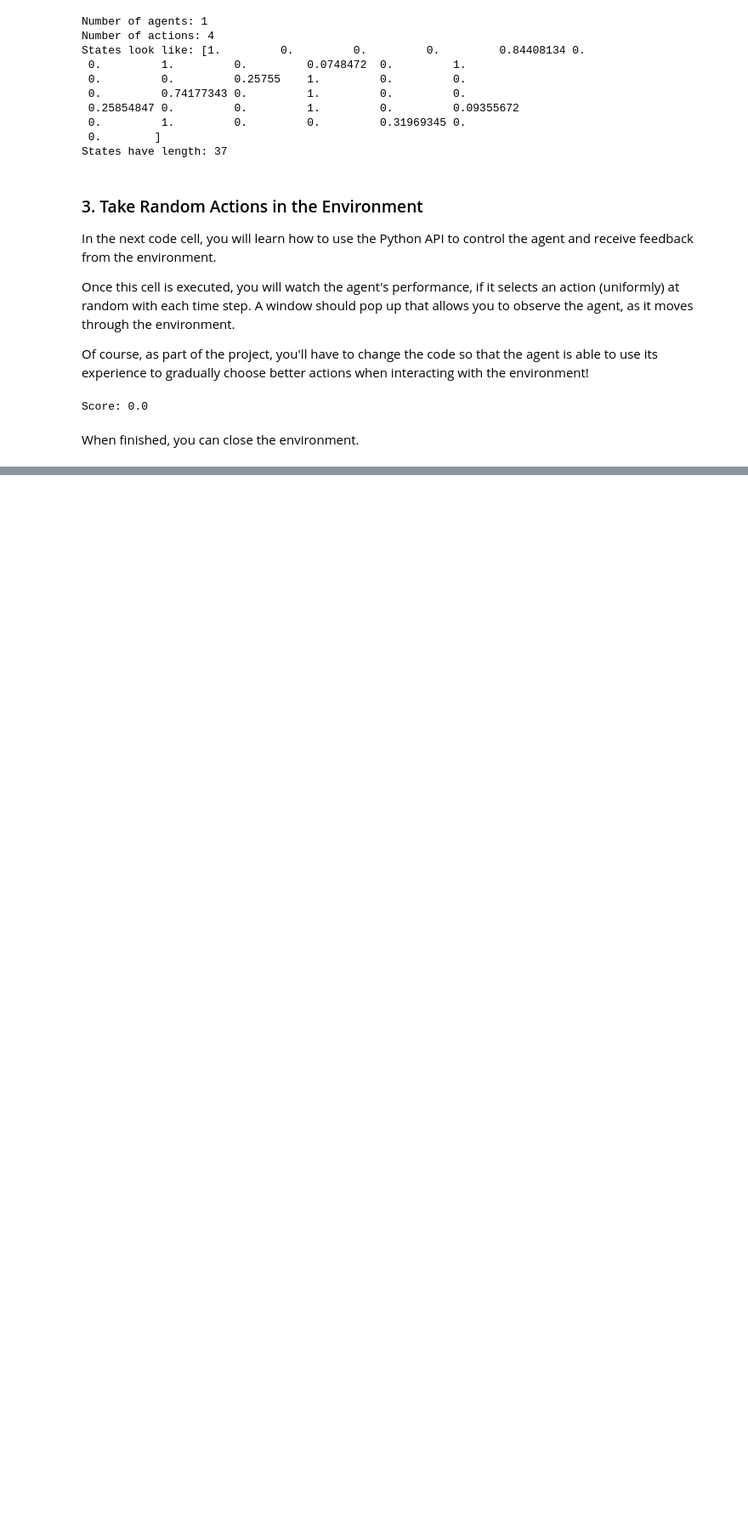
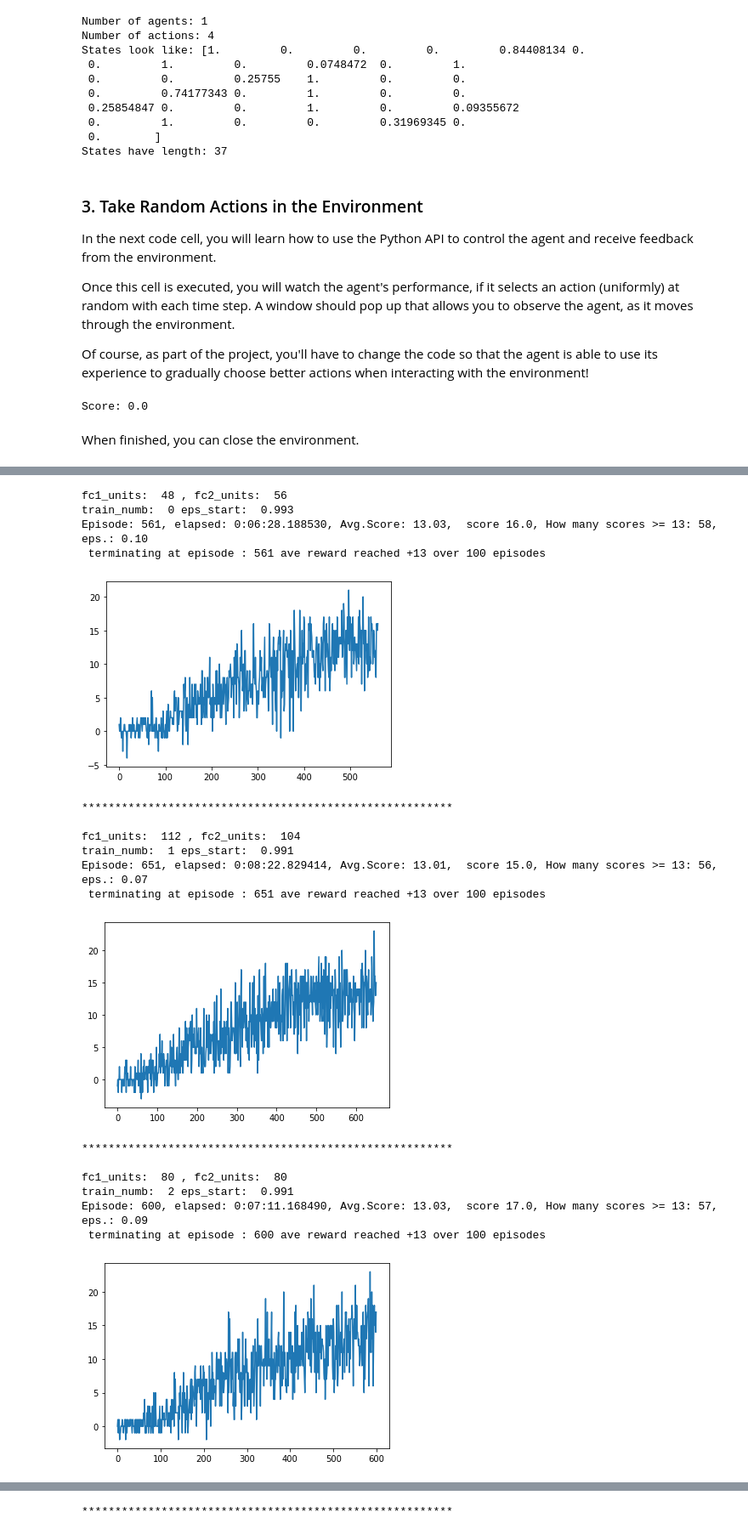
Before and after one commit to saadshamim01/deep-reinforcement-learning, a Jupyter notebook: p1_navigation/Navigation.ipynb, the cells around one changed output, grey strips where cells are left out. Shown: that part at 85% size. Drawn from its saved outputs; the diff is of its cells as text; code cells hidden in the pictures; blank space fills up the shorter version.

```diff
--- a/p1_navigation/Navigation.ipynb
+++ b/p1_navigation/Navigation.ipynb
@@ -121,0 +217,50 @@ When finished, you can close the environment.
+# %%
+import random
+
+list_fc1_units = []
+list_fc2_units = []
+list_eps_start = []
+list_episodes  = []
+
+numb_of_trains = 5 # 10
+for i in range(0, numb_of_trains):
+    #generate random number of nodes
+
+    fc1_nodes = random.randrange(48, 128, 16) # possible numbers : 48, 64, 80, 96, 112, 128 ( > 37)
+
+    fc2_nodes = random.randrange(fc1_nodes - 16 , fc1_nodes + 16, 8)   # possible numbers  with step 8
+
+    #randomly initialize epsilon
+    epsilon_start = random.randrange(988, 995, 1)/1000.
+
+    print('fc1_units: ', fc1_nodes, ', fc2_units: ', fc2_nodes)
+    print('train_numb: ', i, 'eps_start: ',epsilon_start)
+    agent = Agent(state_size=37, action_size=4, seed=1, fc1_units=fc1_nodes, fc2_units=fc2_nodes)
+    scores, episodes = dqn(n_episodes = 2000, eps_start = epsilon_start, train_numb=i)  # train with current params
+    list_fc1_units.append(fc1_nodes)
+    list_fc2_units.append(fc2_nodes)
+    list_eps_start.append(epsilon_start)
+    list_episodes.append(episodes)
+    plt.plot(scores)
+    plt.show()
+    print("\n********************************************************\n")
+# %% [output]
+fc1_units:  48 , fc2_units:  56
+train_numb:  0 eps_start:  0.993
+Episode: 561, elapsed: 0:06:28.188530, Avg.Score: 13.03,  score 16.0, How many scores >= 13: 58, eps.: 0.10
+ terminating at episode : 561 ave reward reached +13 over 100 episodes
+[figure, added]
+********************************************************
+
+fc1_units:  112 , fc2_units:  104
+train_numb:  1 eps_start:  0.991
+Episode: 651, elapsed: 0:08:22.829414, Avg.Score: 13.01,  score 15.0, How many scores >= 13: 56, eps.: 0.07
+ terminating at episode : 651 ave reward reached +13 over 100 episodes
+[figure, added]
+********************************************************
+
+fc1_units:  80 , fc2_units:  80
+train_numb:  2 eps_start:  0.991
+Episode: 600, elapsed: 0:07:11.168490, Avg.Score: 13.03,  score 17.0, How many scores >= 13: 57, eps.: 0.09
+ terminating at episode : 600 ave reward reached +13 over 100 episodes
+[figure, added]
@@ -121,0 +281 @@ When finished, you can close the environment.
+********************************************************
```
Also changed, not shown: parts of 9 cells of this notebook, 12 other files.
